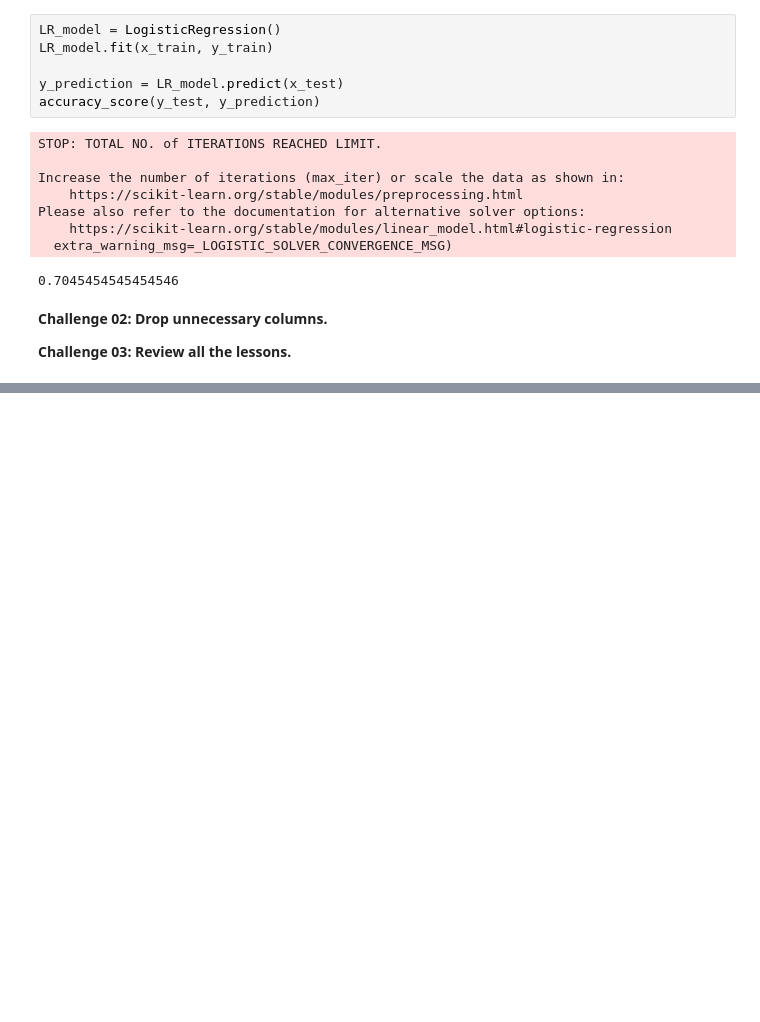
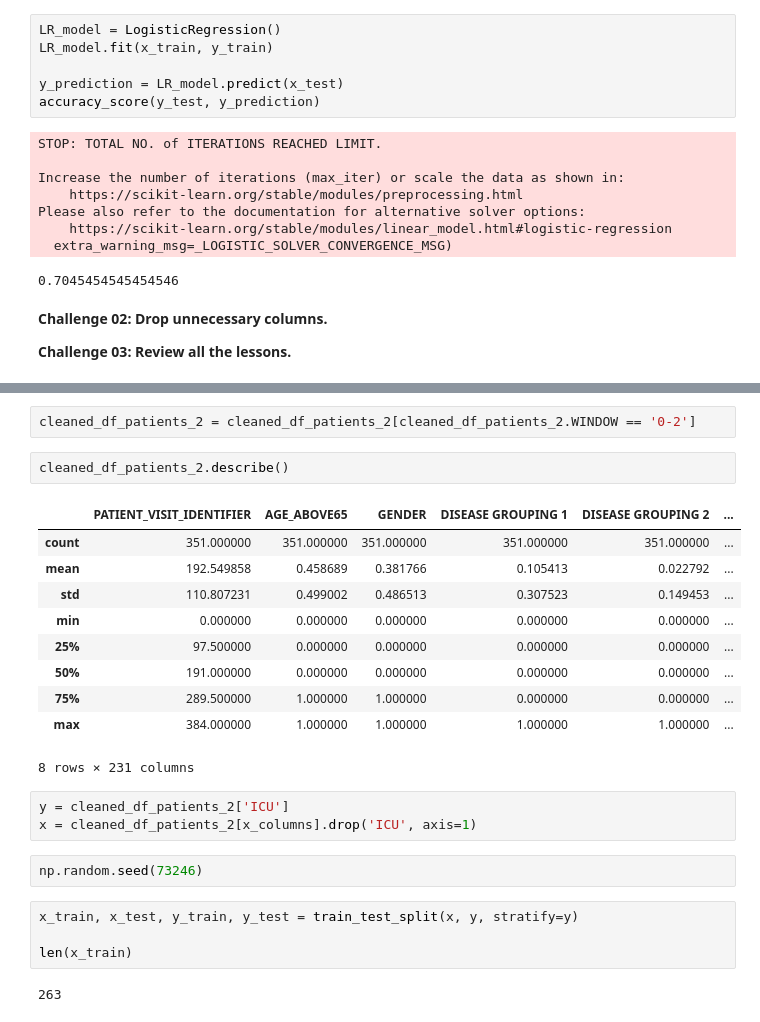
Before and after one commit to gabrielatrindade/alura-bootcamp, a Jupyter notebook: module5/kaggle_sirio_libanes.ipynb, the cells around one changed output, grey strips where cells are left out. Cells and saved outputs as stored; diff of their text form; blank space fills up the shorter version.

```diff
--- a/module5/kaggle_sirio_libanes.ipynb
+++ b/module5/kaggle_sirio_libanes.ipynb
@@ -623,0 +730,26 @@ Please also refer to the documentation for alternative solver options:
+# %%
+cleaned_df_patients_2 = cleaned_df_patients_2[cleaned_df_patients_2.WINDOW == '0-2']
+# %%
+cleaned_df_patients_2.describe()
+# %% [output]
+|  | PATIENT_VISIT_IDENTIFIER | AGE_ABOVE65 | GENDER | DISEASE GROUPING 1 | DISEASE GROUPING 2 | ... |
+| count | 351.000000 | 351.000000 | 351.000000 | 351.000000 | 351.000000 | ... |
+| mean | 192.549858 | 0.458689 | 0.381766 | 0.105413 | 0.022792 | ... |
+| std | 110.807231 | 0.499002 | 0.486513 | 0.307523 | 0.149453 | ... |
+| min | 0.000000 | 0.000000 | 0.000000 | 0.000000 | 0.000000 | ... |
+| 25% | 97.500000 | 0.000000 | 0.000000 | 0.000000 | 0.000000 | ... |
+| 50% | 191.000000 | 0.000000 | 0.000000 | 0.000000 | 0.000000 | ... |
+| 75% | 289.500000 | 1.000000 | 1.000000 | 0.000000 | 0.000000 | ... |
+| max | 384.000000 | 1.000000 | 1.000000 | 1.000000 | 1.000000 | ... |
+8 rows × 231 columns
+# %%
+y = cleaned_df_patients_2['ICU']
+x = cleaned_df_patients_2[x_columns].drop('ICU', axis=1)
+# %%
+np.random.seed(73246)
+# %%
+x_train, x_test, y_train, y_test = train_test_split(x, y, stratify=y)
+
+len(x_train)
+# %% [output]
+263
```
Also changed, not shown: parts of 24 cells of this notebook.
